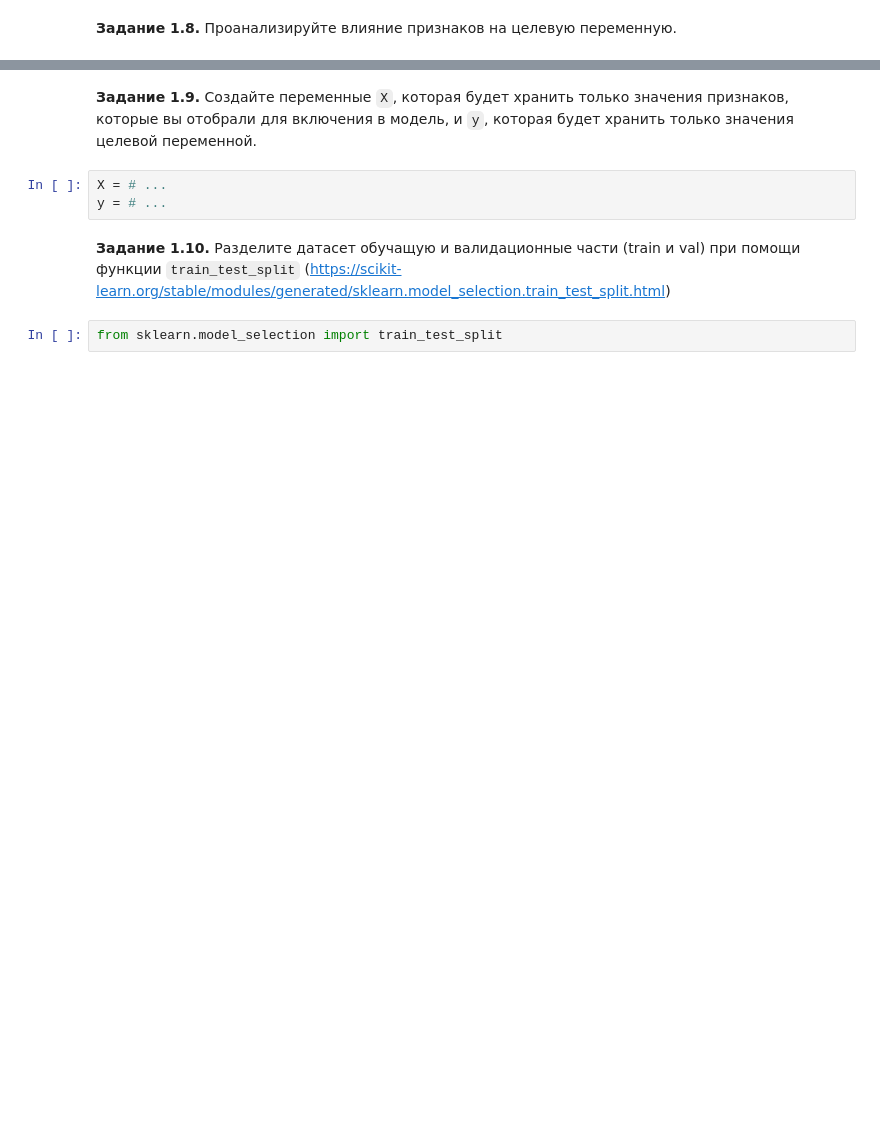
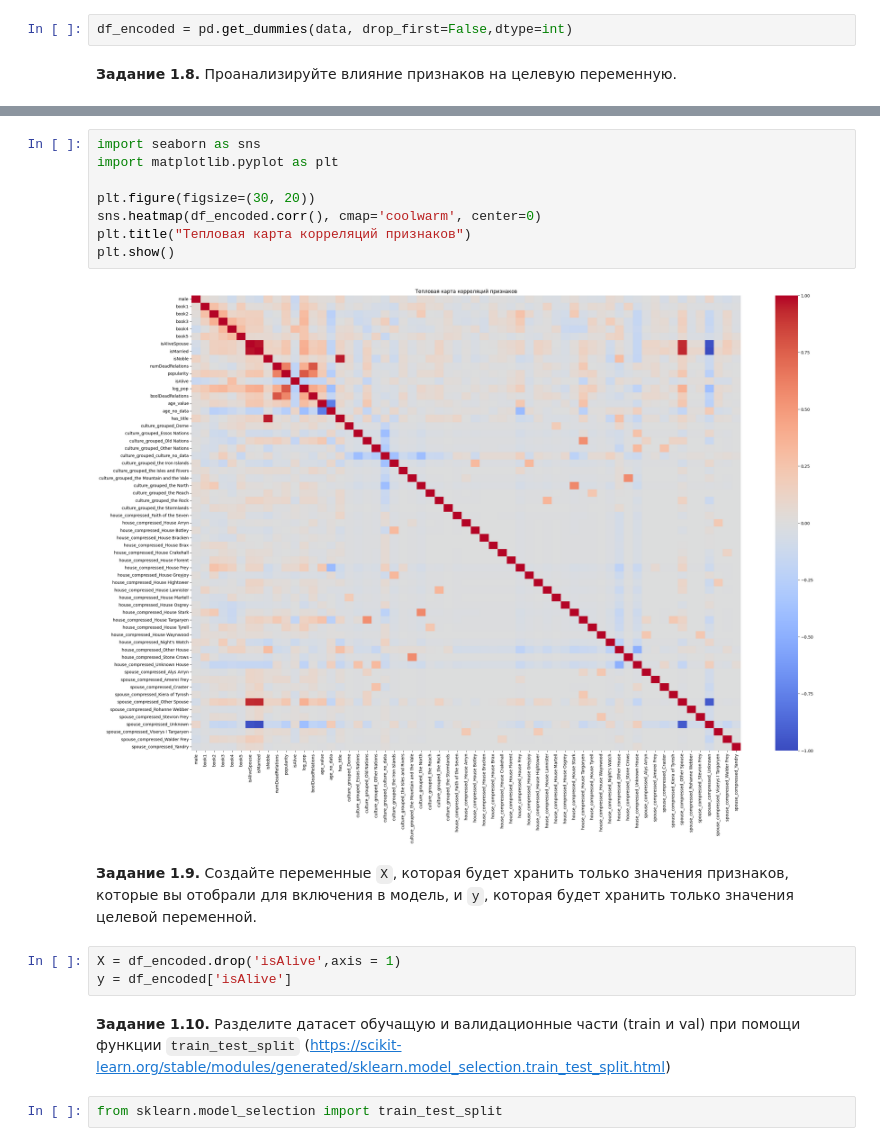
Before and after one commit to lanmorive/Analiz_data, a Jupyter notebook: week_01_ml_intro/Homework/hw_1_game_of_thrones.ipynb, the cells around one changed output, grey strips where cells are left out. Drawn from its saved outputs; the diff is of its cells as text; blank space fills up the shorter version.

```diff
--- a/week_01_ml_intro/Homework/hw_1_game_of_thrones.ipynb
+++ b/week_01_ml_intro/Homework/hw_1_game_of_thrones.ipynb
@@ -447,2 +496,4 @@ dtype: int64
+# %%
+df_encoded = pd.get_dummies(data, drop_first=False,dtype=int)
 # %% [markdown]
 **Задание 1.8.** Проанализируйте влияние признаков на целевую переменную.
@@ -451,8 +505,18 @@ dtype: int64
+# %%
+import seaborn as sns
+import matplotlib.pyplot as plt
+
+plt.figure(figsize=(30, 20))
+sns.heatmap(df_encoded.corr(), cmap='coolwarm', center=0)
+plt.title("Тепловая карта корреляций признаков")
+plt.show()
+# %% [output]
+[figure, added]
 # %% [markdown]
 **Задание 1.9.** Создайте переменные `X`, которая будет хранить только значения признаков, которые вы отобрали для включения в модель, и `y`, которая будет хранить только значения целевой переменной.
-# %%
-X = # ...
-y = # ...
+# %%
+X = df_encoded.drop('isAlive',axis = 1)
+y = df_encoded['isAlive']
 # %% [markdown]
 **Задание 1.10.** Разделите датасет обучащую и валидационные части (train и val) при помощи функции `train_test_split` (https://scikit-learn.org/stable/modules/generated/sklearn.model_selection.train_test_split.html)
 # %%
```
Also changed, not shown: parts of 17 cells of this notebook.
